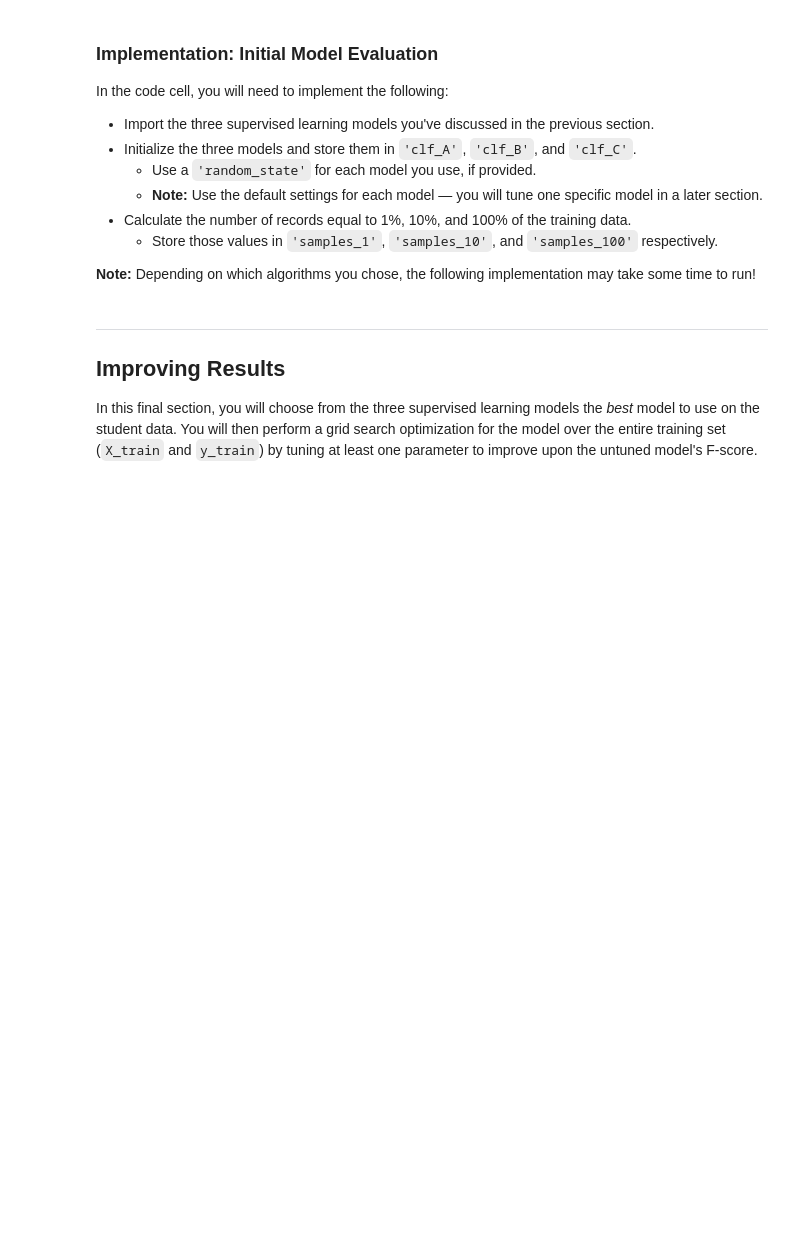
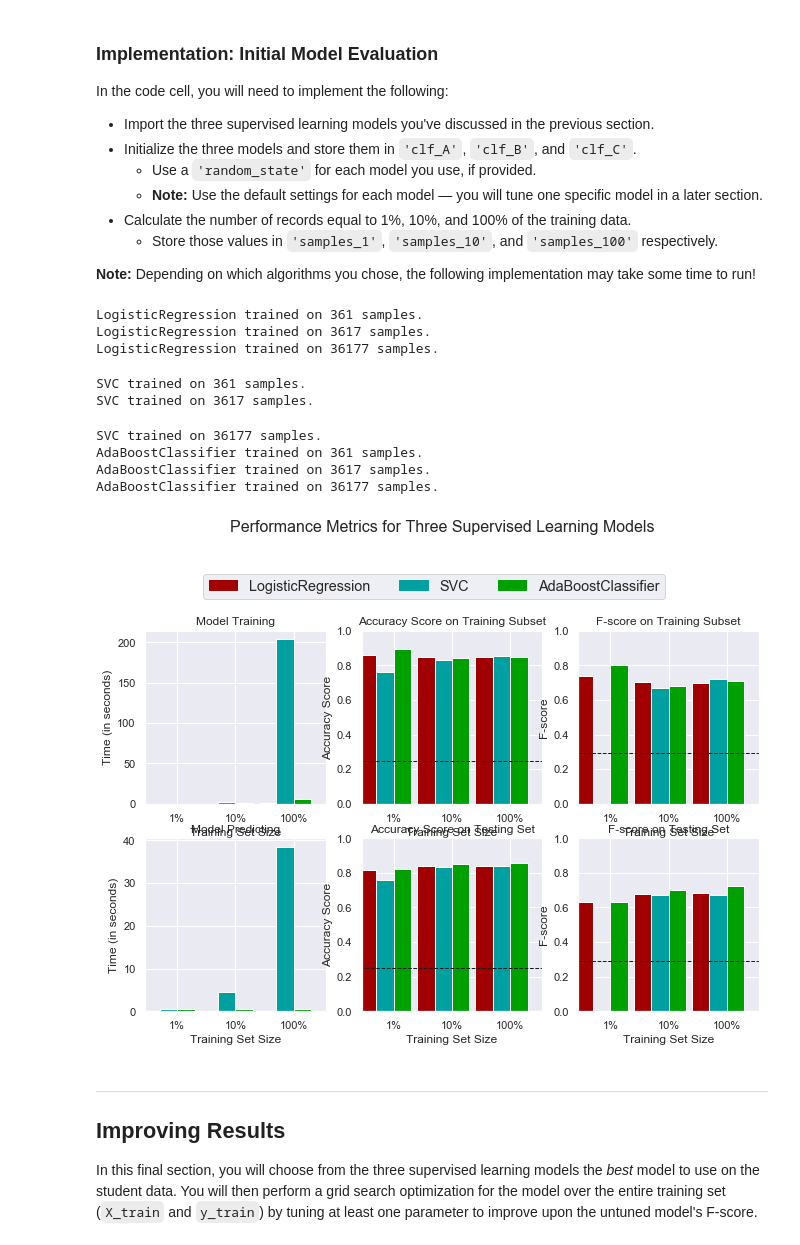
Before and after one commit to gepallas/Machine_Learning_1_Finding_Donors_for_Charity, a Jupyter notebook: finding_donors.ipynb, the cells around one changed output. Cells and saved outputs as stored; diff of their text form; code cells hidden in the pictures; blank space fills up the shorter version.

```diff
--- a/finding_donors.ipynb
+++ b/finding_donors.ipynb
@@ -461,31 +461,45 @@ In the code cell, you will need to implement the following:
 **Note:** Depending on which algorithms you chose, the following implementation may take some time to run!
 # %%
 # TODO: Import the three supervised learning models from sklearn
+from sklearn.linear_model import LogisticRegression
+from sklearn.svm import SVC
+from sklearn.ensemble import AdaBoostClassifier
 
 # TODO: Initialize the three models
-clf_A = None
-clf_B = None
-clf_C = None
+clf_A = LogisticRegression()
+clf_B = SVC()
+clf_C = AdaBoostClassifier()
 
 # TODO: Calculate the number of samples for 1%, 10%, and 100% of the training data
 # HINT: samples_100 is the entire training set i.e. len(y_train)
 # HINT: samples_10 is 10% of samples_100 (ensure to set the count of the values to be `int` and not `float`)
 # HINT: samples_1 is 1% of samples_100 (ensure to set the count of the values to be `int` and not `float`)
-samples_100 = None
-samples_10 = None
-samples_1 = None
+samples_100 = len(y_train)
+samples_10 = int(0.1*len(y_train))
+samples_1 = int(0.01*len(y_train))
 
 # Collect results on the learners
 results = {}
 for clf in [clf_A, clf_B, clf_C]:
     clf_name = clf.__class__.__name__
     results[clf_name] = {}
     for i, samples in enumerate([samples_1, samples_10, samples_100]):
         results[clf_name][i] = \
         train_predict(clf, samples, X_train, y_train, X_test, y_test)
 
 # Run metrics visualization for the three supervised learning models chosen
 vs.evaluate(results, accuracy, fscore)
+# %% [output]
+LogisticRegression trained on 361 samples.
+LogisticRegression trained on 3617 samples.
+LogisticRegression trained on 36177 samples.
+SVC trained on 361 samples.
+SVC trained on 3617 samples.
+SVC trained on 36177 samples.
+AdaBoostClassifier trained on 361 samples.
+AdaBoostClassifier trained on 3617 samples.
+AdaBoostClassifier trained on 36177 samples.
+[figure, added]
 # %% [markdown]
 ----
 ## Improving Results
```
